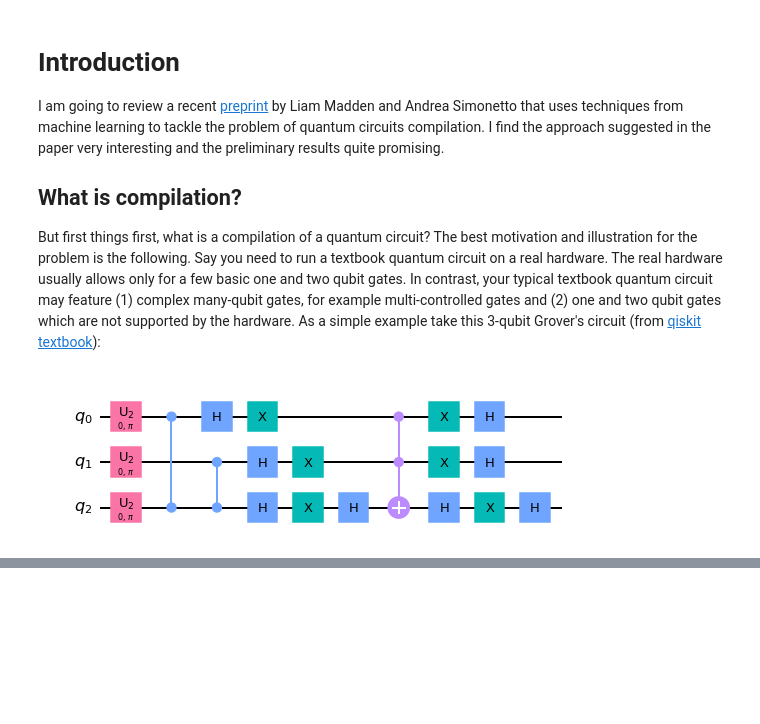
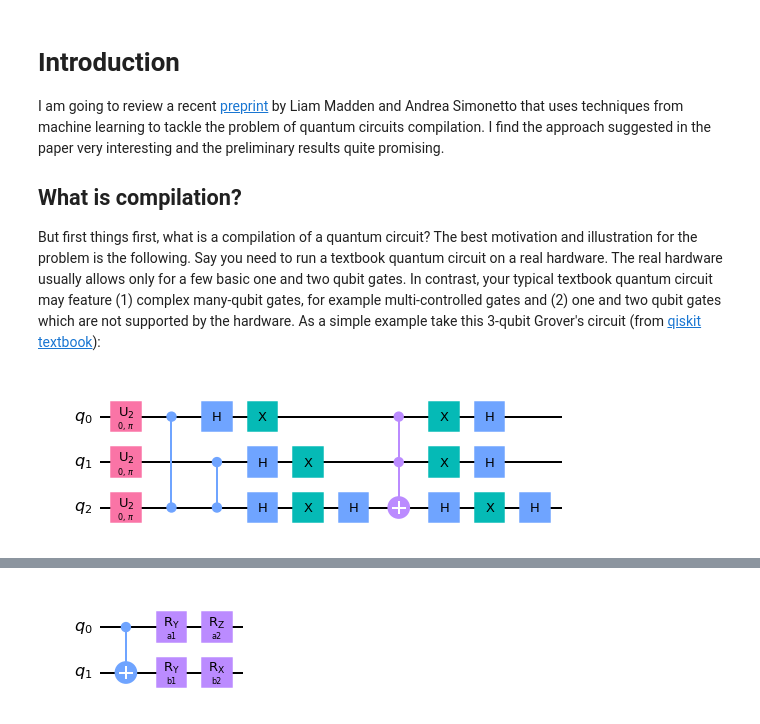
Before and after one commit to idnm/blog0, a Jupyter notebook: _notebooks/2021-07-22-Machine learning compilation of quantum circuits.ipynb, the cells around one changed output, grey strips where cells are left out. Saved outputs shown, nothing was run; the diff lists cells and outputs as text; code cells hidden in the pictures; blank space fills up the shorter version.

```diff
--- a/_notebooks/2021-07-22-Machine learning compilation of quantum circuits.ipynb
+++ b/_notebooks/2021-07-22-Machine learning compilation of quantum circuits.ipynb
@@ -95,0 +148,15 @@ Last item here means that we also allow for approximate compilation. By increasi
+# %%
+#collapse
+a1, a2 = [Parameter(a) for a in ['a1', 'a2']]
+b1, b2 = [Parameter(b) for b in ['b1', 'b2']]
+
+qc = QuantumCircuit(2)
+qc.cx(0, 1)
+qc.ry(a1, 0)
+qc.rz(a2, 0)
+qc.ry(b1, 1)
+qc.rx(b2, 1)
+
+qc.draw(output='mpl')
+# %% [output]
+[figure, added]
```
Also changed, not shown: parts of 12 cells of this notebook, 1 other file.
